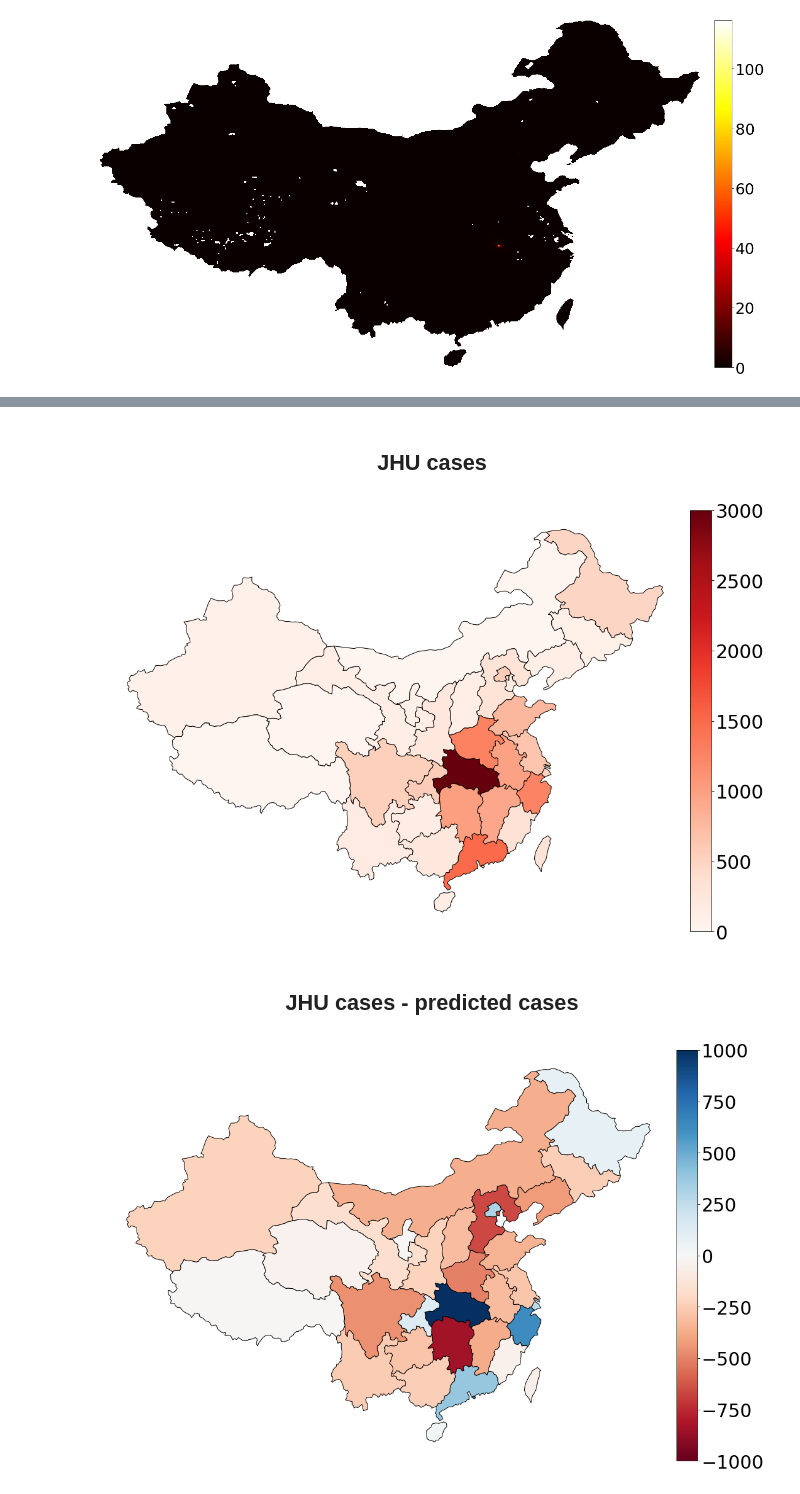
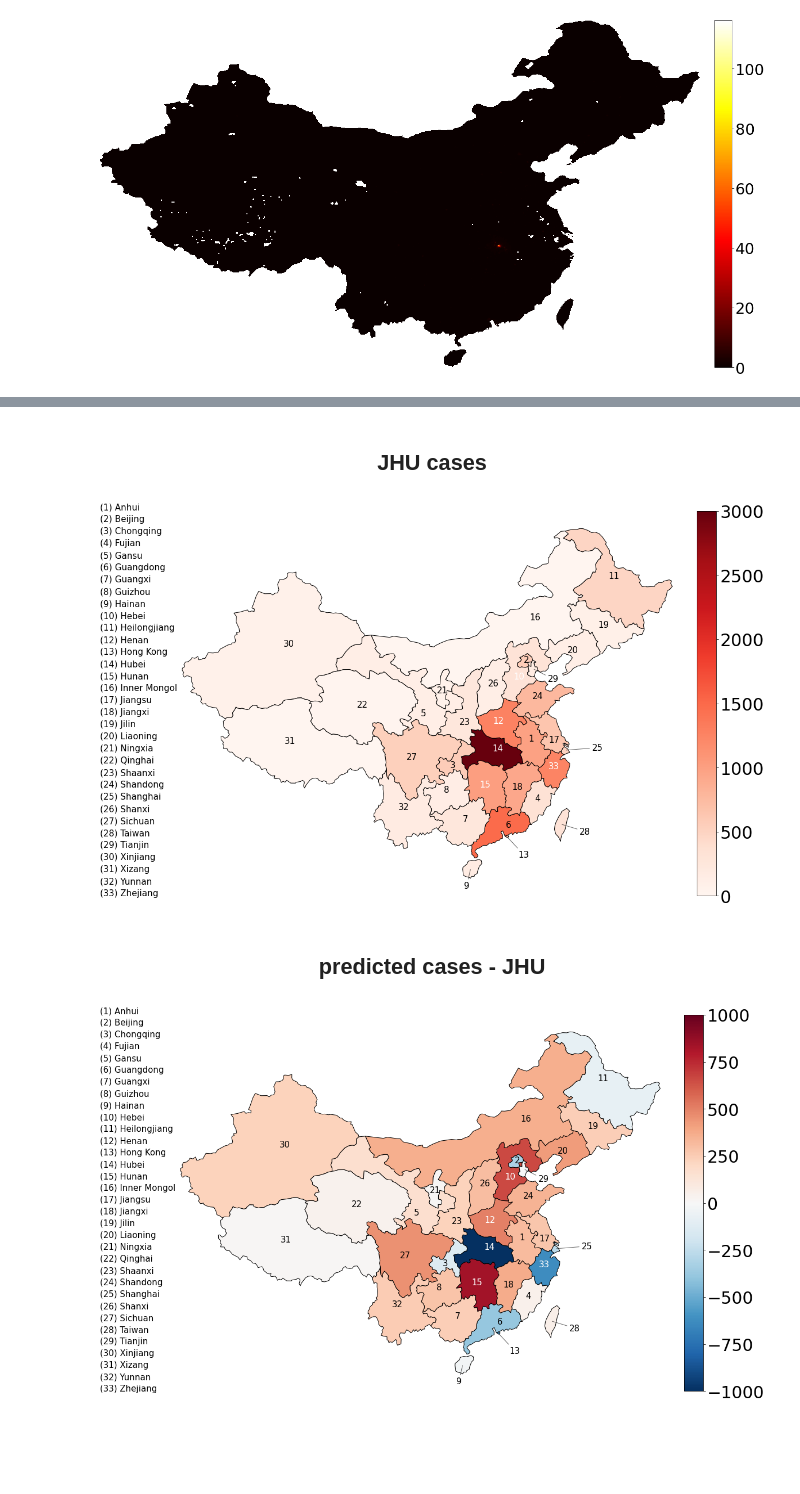
Before and after one commit to dsvanidze/replicability, a Jupyter notebook: jupyter-notebooks/fine-scale-predictions/generate-fine-scale-features.ipynb, the cells around one changed output, grey strips where cells are left out. Drawn from its saved outputs; the diff is of its cells as text; code cells hidden in the pictures; blank space fills up the shorter version.

Commit message:
Added provinces labels to JHU and differences maps

```diff
--- a/jupyter-notebooks/fine-scale-predictions/generate-fine-scale-features.ipynb
+++ b/jupyter-notebooks/fine-scale-predictions/generate-fine-scale-features.ipynb
@@ -216,14 +216,16 @@ def get_province_data(JHU_file_path, predictions_shapefile_path):
     JHU_cases = np.array([JHU_data_mar.loc[JHU_data_mar["uniqu_d"] == val]["cases"].values for val in predictions_shapefile["uniqu_d"]]).reshape(-1)
 
     predictions_shapefile.insert(3, "JHU_cases", JHU_cases)
-    predictions_shapefile.insert(4, "differences", predictions_shapefile["JHU_cases"] - predictions_shapefile["total"])
+    predictions_shapefile.insert(4, "differences", predictions_shapefile["total"] - predictions_shapefile["JHU_cases"])
+    predictions_shapefile.insert(5, "differences_p", predictions_shapefile["differences"] / predictions_shapefile["total"] * 100)
 
-    predicted_with_JHU = predictions_shapefile[["geometry", "uniqu_d", "admin", "total", "JHU_cases", "differences"]]
+    predicted_with_JHU = predictions_shapefile[["geometry", "uniqu_d", "admin", "total", "JHU_cases", "differences", "differences_p"]]
     predicted_with_JHU_without_hubei = predicted_with_JHU.loc[predicted_with_JHU["uniqu_d"] != "Hubei"]
 
     return predicted_with_JHU, predicted_with_JHU_without_hubei
 # %%
 def plot_shapefile_map(data, column_name, title, color="viridis", vmin=None, vmax=None, figsize=(20, 10), save=False):
+    data = data.copy()
     display(Markdown('## <center>{}</center>'.format(title)))
     fig, ax = plt.subplots(1, 1, figsize=figsize)
     data.plot(column=column_name, ax=ax, legend=True, cmap=color, vmin=vmin, vmax=vmax, edgecolor="black", legend_kwds={"pad": 0.0})
@@ -237,6 +239,38 @@ def plot_shapefile_map(data, column_name, title, color="viridis", vmin=None, vma
     #plt.xticks([], [])
     #plt.yticks([], [])
     plt.tight_layout()
+
+    # Annotate Map provinces
+    data['coords'] = data['geometry'].apply(lambda x: x.representative_point().coords[:])
+    data['coords'] = [coords[0] for coords in data['coords']]
+    provinces_to_locate = [{"name":"Hong Kong", "offset":(2, -2), "arrow":True},
+                           {"name":"Shanghai", "offset":(4, 0), "arrow": True},
+                           {"name":"Beijing", "offset":(0,-0.15), "arrow": False},
+                           {"name":"Tianjin", "offset":(2.5,-1.3), "arrow": True},
+                           {"name":"Hebei", "offset":(0,-1), "arrow": False},
+                           {"name":"Gansu", "offset":(1,-3), "arrow": False},
+                           {"name":"Shaanxi", "offset":(-0.7,-2), "arrow": False},
+                           {"name":"Inner Mongol", "offset":(-0.7,-1), "arrow": False},
+                           {"name":"Hainan", "offset":(-0.5,-2), "arrow": True},
+                           {"name":"Taiwan", "offset":(3,-1), "arrow": True},
+                           {"name":"Chongqing", "offset":(-0.5,-0.8), "arrow": False},
+                           {"name":"Guangdong", "offset":(2,0.5), "arrow": False},
+                           {"name":"Jiangsu", "offset":(0.1,-1), "arrow": False},
+                           {"name":"Ningxia", "offset":(0.1,-0.4), "arrow": False}]
+    for idx, row in data.iterrows():
+        (offset, arrow) = next(((item["offset"], item["arrow"]) for item in provinces_to_locate if item["name"] == row["uniqu_d"]), ((0,0), False))
+        plt.annotate(text=idx+1, xy=row["coords"],
+                     xytext=(row['coords'][0] + offset[0], row['coords'][1] + offset[1]),
+                     arrowprops=dict(arrowstyle="-", facecolor='green', alpha=0.6) if arrow else None,
+                     fontsize=15,
+                     horizontalalignment='center',
+                     c="white" if (row["differences"] > 500 or row["differences"] < -500) and not row["uniqu_d"] == "Hong Kong" else "black")
+
+        plt.annotate(text="({}) {}".format(idx+1, row["uniqu_d"]),
+             xy=(-100, 21*(32-idx)),
+             xycoords="axes points",
+             fontsize=15)
+
     if save:
         plt.savefig(ROOT_DIR + "/data/predictions/shapefiles/plots/{}.jpg".format(column_name), dpi=200, bbox_inches='tight')
 # %%
@@ -429,15 +447,15 @@ plot_shapefile_map(data=predicted_with_JHU,
                    save=True)
 # %% [output]
 ## <center>JHU cases</center>
-[figure, old version]
+[figure, new version]
 # %%
 plot_shapefile_map(data=predicted_with_JHU,
          column_name="differences",
-         title="JHU cases - predicted cases",
-         color="RdBu",
+         title="predicted cases - JHU",
+         color="RdBu_r",
          vmin=-1000,
          vmax=1000,
          save=True)
 # %% [output]
-## <center>JHU cases - predicted cases</center>
+## <center>predicted cases - JHU</center>
-[figure, old version]
+[figure, new version]
```
Also changed, not shown: parts of 7 cells of this notebook, 4 other files.
